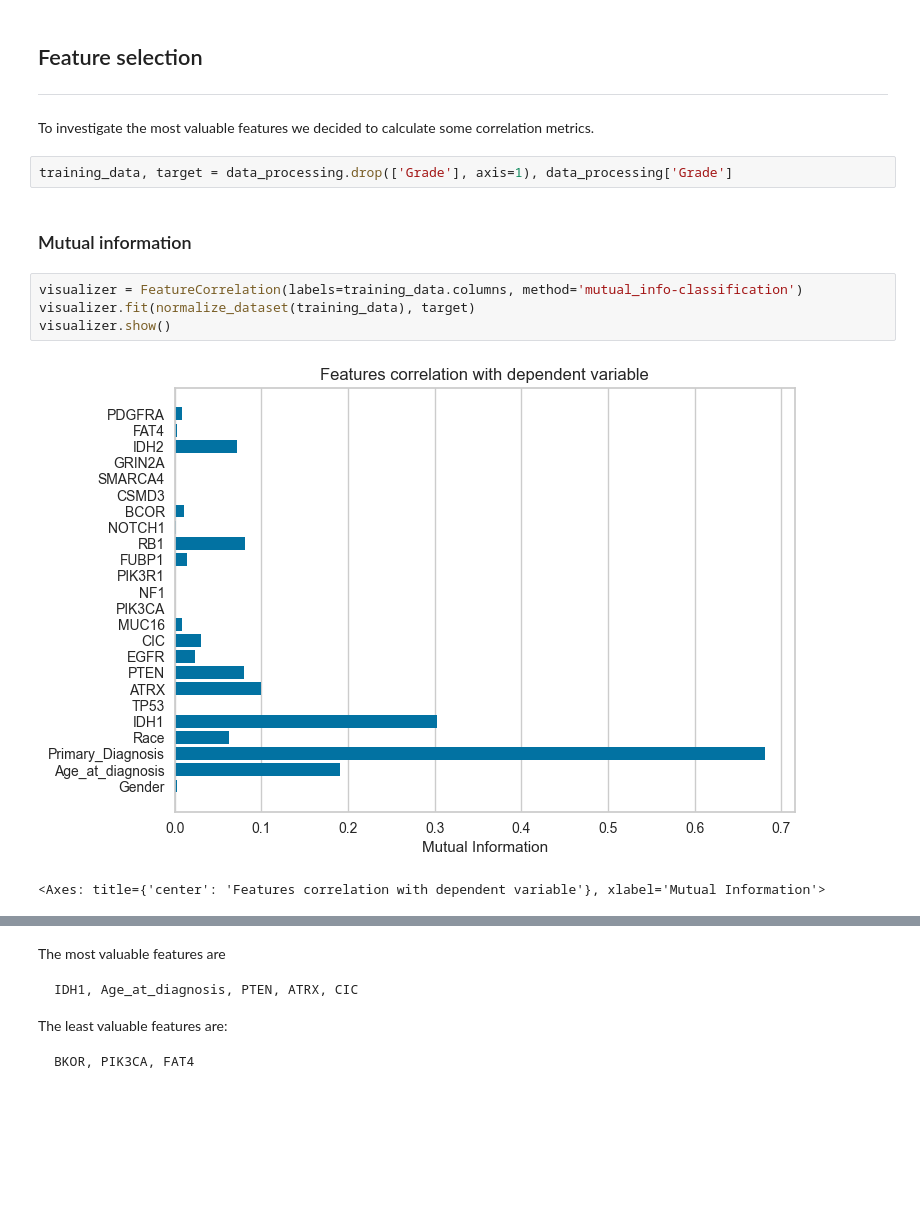
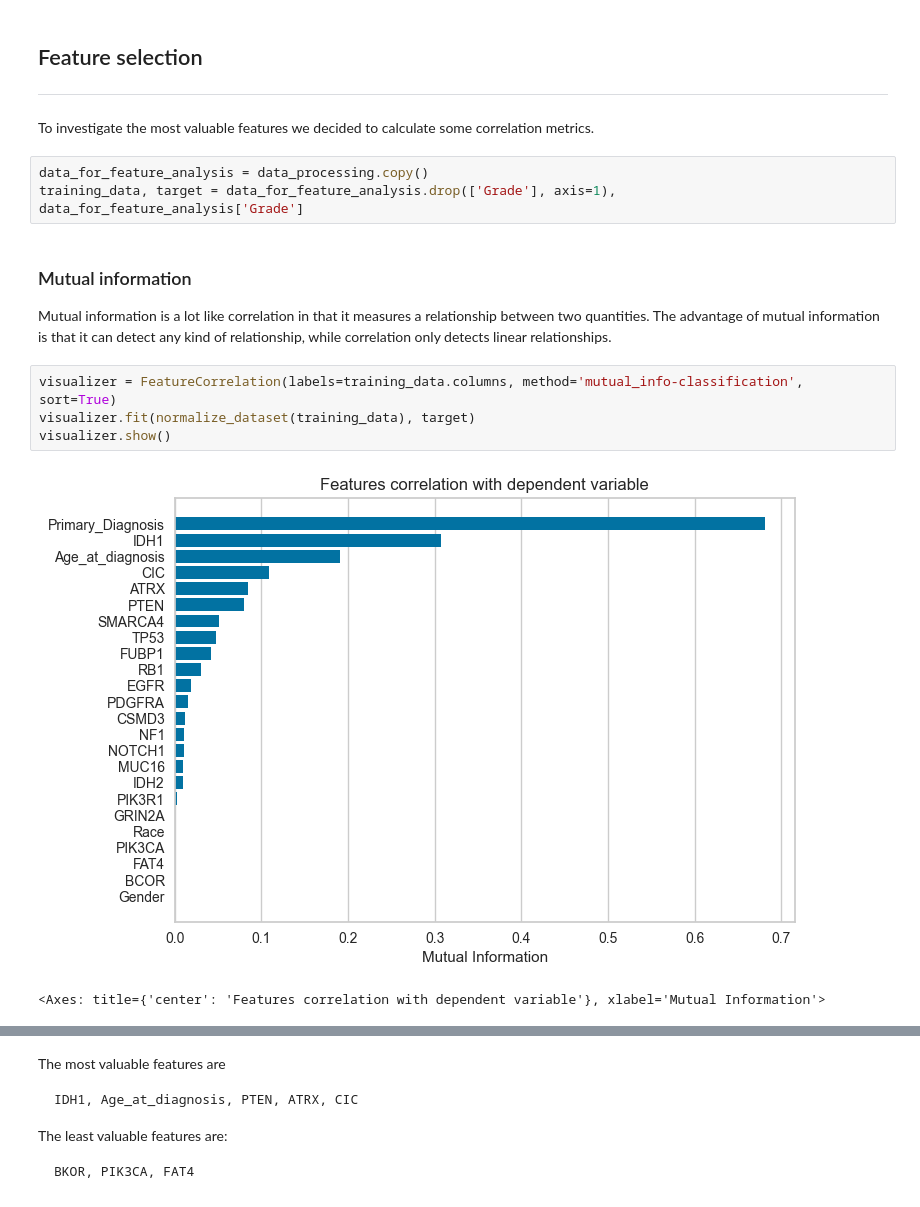
Before and after one commit to Vladislav-Kanev/glioma_data_analysis_competition, a Jupyter notebook: report.ipynb, the cells around one changed output, grey strips where cells are left out. Drawn from its saved outputs; the diff is of its cells as text; blank space fills up the shorter version.

```diff
--- a/report.ipynb
+++ b/report.ipynb
@@ -63,15 +64,17 @@ data_processing = encode_dataset(data_processing, columns=object_columns, verbos
 
 To investigate the most valuable features we decided to calculate some correlation metrics.
 # %%
-training_data, target = data_processing.drop(['Grade'], axis=1), data_processing['Grade']
+data_for_feature_analysis = data_processing.copy()
+training_data, target = data_for_feature_analysis.drop(['Grade'], axis=1), data_for_feature_analysis['Grade']
-# %% [markdown]
-### Mutual information
+# %% [markdown]
+### Mutual information
+Mutual information is a lot like correlation in that it measures a relationship between two quantities. The advantage of mutual information is that it can detect any kind of relationship, while correlation only detects linear relationships.
 # %%
-visualizer = FeatureCorrelation(labels=training_data.columns, method='mutual_info-classification')
+visualizer = FeatureCorrelation(labels=training_data.columns, method='mutual_info-classification', sort=True)
 visualizer.fit(normalize_dataset(training_data), target)
 visualizer.show()
 # %% [output]
-[figure, old version]
+[figure, new version]
 <Axes: title={'center': 'Features correlation with dependent variable'}, xlabel='Mutual Information'>
 # %% [markdown]
 The most valuable features are:
```
Also changed, not shown: parts of 6 cells of this notebook, 1 other file.
